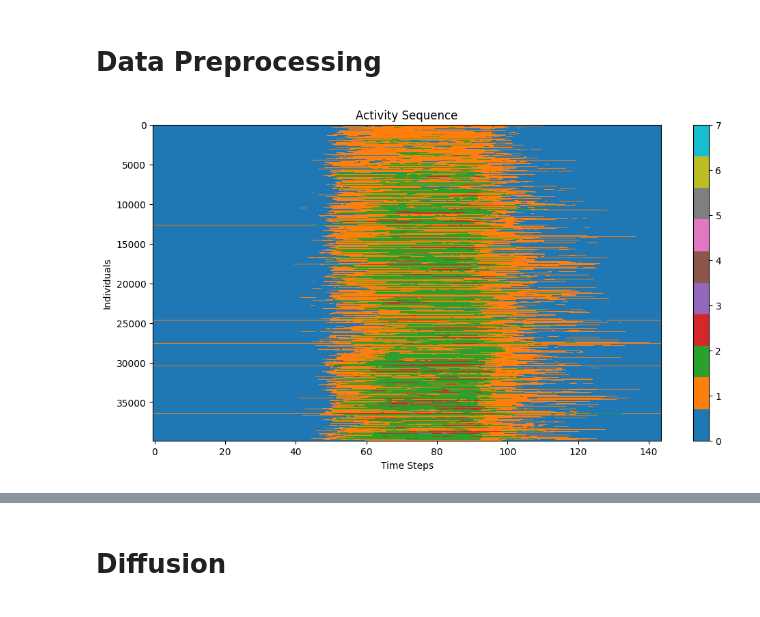
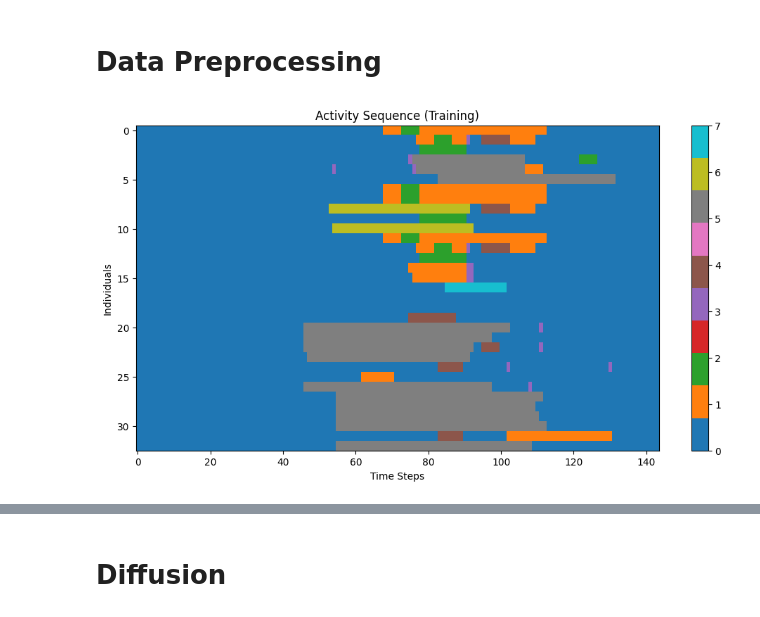
Before and after one commit to Rakin45/synth_pop_ddpm, a Jupyter notebook: ddpm.ipynb, the cells around one changed output, grey strips where cells are left out. Drawn from its saved outputs; the diff is of its cells as text; code cells hidden in the pictures.

```diff
--- a/ddpm.ipynb
+++ b/ddpm.ipynb
@@ -86,4 +80,9 @@ encoded_data = encoder.encode(data)
 # %%
+# Load data and encode it
+data = pd.read_csv('./data/nts_toy_home_population.csv')
+encoder = DescreteEncoder()
+encoded_data = encoder.encode(data)
+
 # Function to convert encoded data into an image grid
 def create_image_grid(encoded_data, encoder):
     # Map pid to sequential indices starting from 0
@@ -101,3 +100,7 @@ def create_image_grid(encoded_data, encoder):
         grid[pid_index, start_step:end_step] = act_index
 
     return grid
+
+image_grid = create_image_grid(encoded_data, encoder)
+tensor_image_grid = torch.tensor(image_grid)
+torch.save(tensor_image_grid, './data/image_grid.pt')
@@ -108,11 +107,13 @@ torch.save(tensor_image_grid, './data/image_grid.pt')
 # %%
-plt.figure(figsize=(12, 6))
-plt.imshow(image_grid, aspect='auto', cmap="tab10")
-plt.colorbar()
-plt.title('Activity Sequence')
-plt.xlabel('Time Steps')
-plt.ylabel('Individuals')
-plt.show()
+def plot_image_grid(image_grid, title = 'Activity Sequence (Training)' ):
+    plt.figure(figsize=(12, 6))
+    plt.imshow(image_grid, aspect='auto', cmap="tab10")
+    plt.colorbar()
+    plt.title(title)
+    plt.xlabel('Time Steps')
+    plt.ylabel('Individuals')
+    plt.show()
+plot_image_grid(image_grid)
 # %% [output]
-[figure, old version]
+[figure, new version]
 # %%
```
Also changed, not shown: parts of 16 cells of this notebook.
